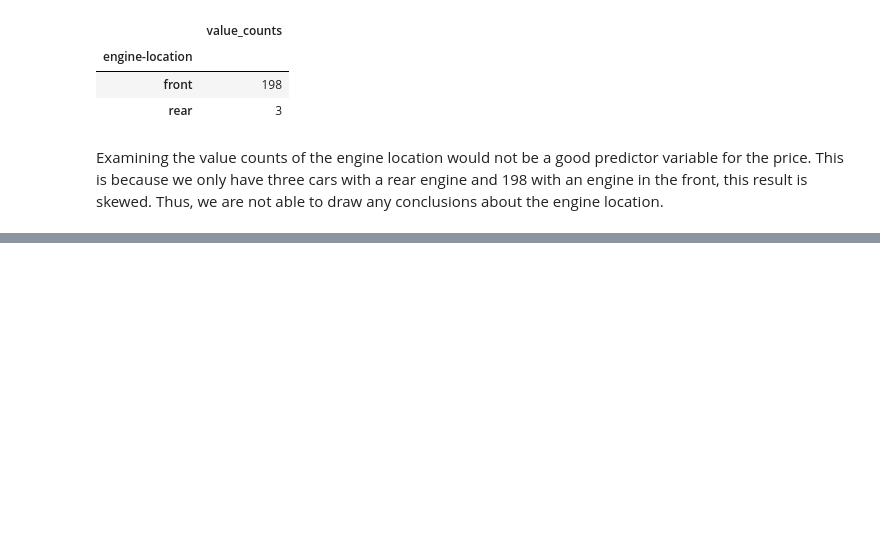
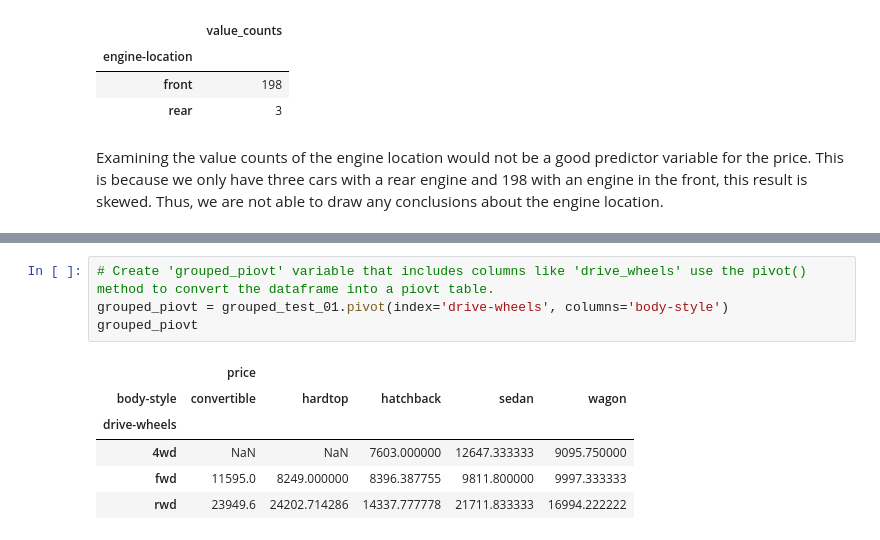
Before and after one commit to Dheerajkulariya/Data-Science-Portfolio-Projects, a Jupyter notebook: Machine-Learning-Projects/ML-Regression-Projects/Automobile-Price-Prediction/Automation Price Prediction.ipynb, the cells around one changed output, grey strips where cells are left out. Drawn from its saved outputs; the diff is of its cells as text; blank space fills up the shorter version.

```diff
--- a/Machine-Learning-Projects/ML-Regression-Projects/Automobile-Price-Prediction/Automation Price Prediction.ipynb
+++ b/Machine-Learning-Projects/ML-Regression-Projects/Automobile-Price-Prediction/Automation Price Prediction.ipynb
@@ -1163,0 +1241,11 @@ Examining the value counts of the engine location would not be a good predictor
+# %%
+# Create 'grouped_piovt' variable that includes columns like 'drive_wheels' use the pivot() method to convert the dataframe into a piovt table.
+grouped_piovt = grouped_test_01.pivot(index='drive-wheels', columns='body-style')
+grouped_piovt
+# %% [output]
+|  | price |  |  |  |  |
+| body-style | convertible | hardtop | hatchback | sedan | wagon |
+| drive-wheels |  |  |  |  |  |
+| 4wd | NaN | NaN | 7603.000000 | 12647.333333 | 9095.750000 |
+| fwd | 11595.0 | 8249.000000 | 8396.387755 | 9811.800000 | 9997.333333 |
+| rwd | 23949.6 | 24202.714286 | 14337.777778 | 21711.833333 | 16994.222222 |
```
Also changed, not shown: parts of 17 cells of this notebook.
